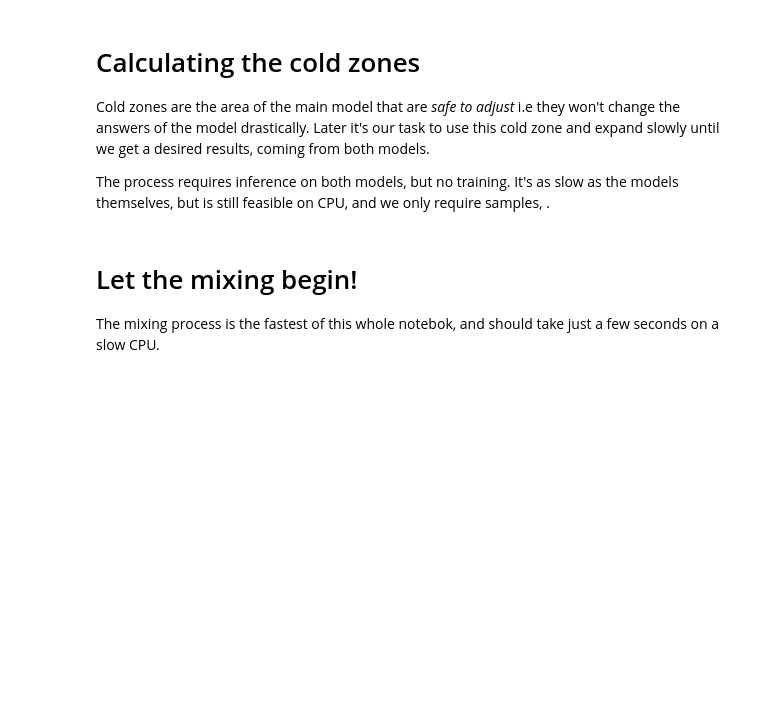
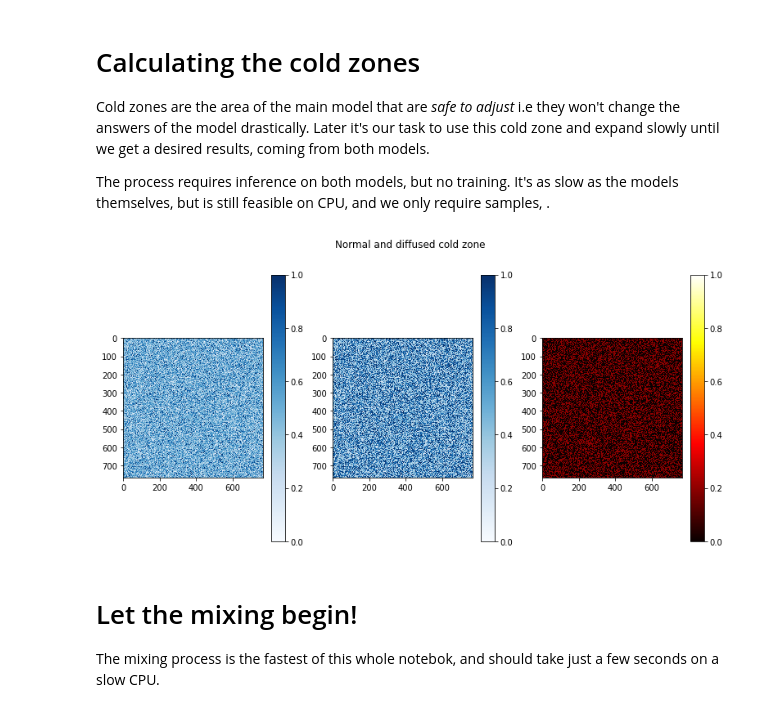
Before and after one commit to peterwilli/Endless-AWSW, a Jupyter notebook: Research/Step 2 - Mixing.ipynb, the cells around one changed output. Saved outputs shown, nothing was run; the diff lists cells and outputs as text; code cells hidden in the pictures; blank space fills up the shorter version.

Commit message:
new model distilling/mixing

```diff
--- a/Research/Step 2 - Mixing.ipynb
+++ b/Research/Step 2 - Mixing.ipynb
@@ -40,7 +40,7 @@ from model_utils import get_model
 from config import Config
 import matplotlib.pyplot as plt
 # %%
-saved_model_path = os.path.join("models", "awsw_main_overfitted")
+saved_model_path = os.path.join("models", "awsw_main")
 mixed_model_path = os.path.join("models", "awsw_mixed")
 os.makedirs(mixed_model_path, exist_ok=True)
 tokenizer = AutoTokenizer.from_pretrained('EleutherAI/gpt-neo-125M')
@@ -154,16 +171,18 @@ else:
     np.savez(cold_zones_path, *to_save)
 # %%
 test_cold_zone = model_mixing.cold_zones[5]
-diffused_cold_zone = model_mixing.diffuse_cold_zone(test_cold_zone, diffusion = 0.5, upper_bound = 0.2)
+diffused_cold_zone = model_mixing.diffuse_cold_zone(test_cold_zone, diffusion = 0.2, upper_bound = 0.5)
 fig, axs = plt.subplots(figsize=(13, 6), ncols=3)
 fig.suptitle('Normal and diffused cold zone')
 pos = axs[0].imshow(test_cold_zone, cmap='Blues', interpolation='nearest', vmin=0, vmax=1)
 fig.colorbar(pos, ax=axs[0])
 pos = axs[1].imshow(diffused_cold_zone, cmap='Blues', interpolation='nearest', vmin=0, vmax=1)
 fig.colorbar(pos, ax=axs[1])
 pos = axs[2].imshow(abs(diffused_cold_zone - test_cold_zone), cmap='hot', interpolation='nearest', vmin=0, vmax=1)
 fig.colorbar(pos, ax=axs[2])
 plt.show()
+# %% [output]
+[figure, added]
 # %% [markdown]
 # Let the mixing begin!
 The mixing process is the fastest of this whole notebok, and should take just a few seconds on a slow CPU.
```
Also changed, not shown: parts of 7 cells of this notebook, 2 other files.
